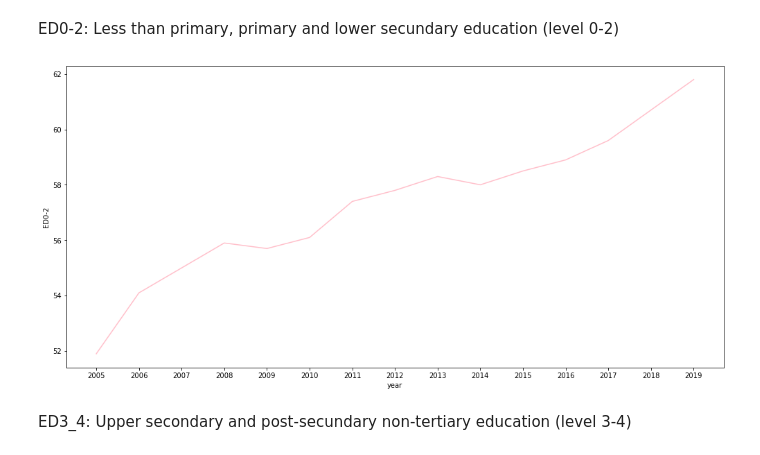
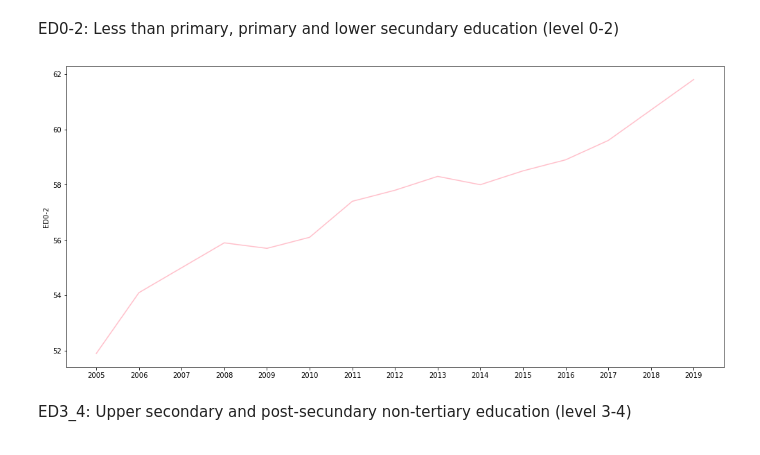
Before and after one commit to Malonk/unemployment_stats, a Jupyter notebook: notebooks/education_employment_rate_germany.ipynb, the cells around one changed output. Drawn from its saved outputs; the diff is of its cells as text; code cells hidden in the pictures.

Commit message:
update edu germany

```diff
--- a/notebooks/education_employment_rate_germany.ipynb
+++ b/notebooks/education_employment_rate_germany.ipynb
@@ -144,12 +144,12 @@ ED0-2: Less than primary, primary and lower secundary education (level 0-2)
 # %%
 fig, ax = plt.subplots(figsize=(17,8))
 
 sns.lineplot(data=df_germany,
-             x="year",
+             x=df_germany.index,
              y="ED0-2",
              color="pink");
 # %% [output]
-[figure, old version]
+[figure, new version]
 # %% [markdown]
 ED3_4: Upper secondary and post-secundary non-tertiary education (level 3-4)
 # %%
```
Also changed, not shown: parts of 7 cells of this notebook, 2 other files.
